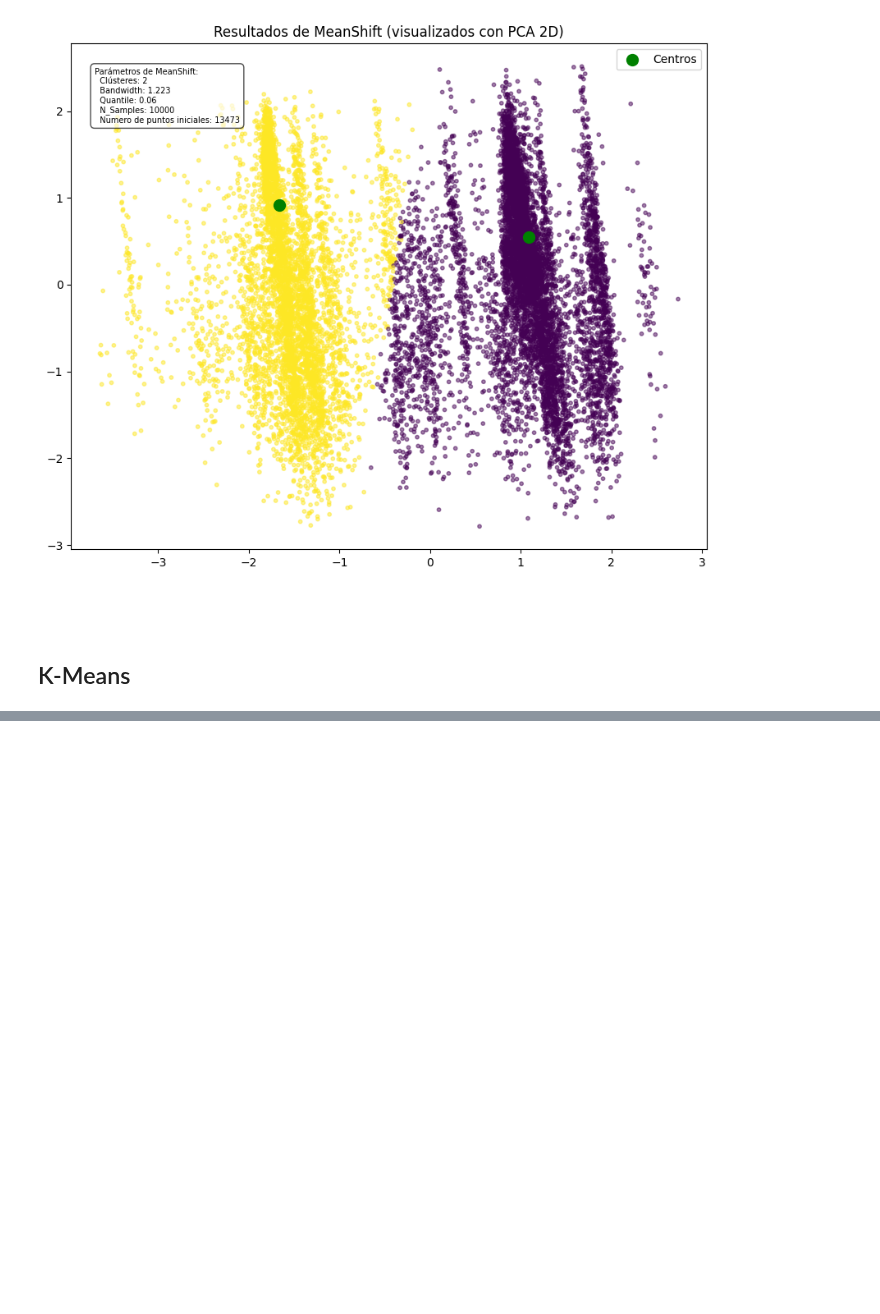
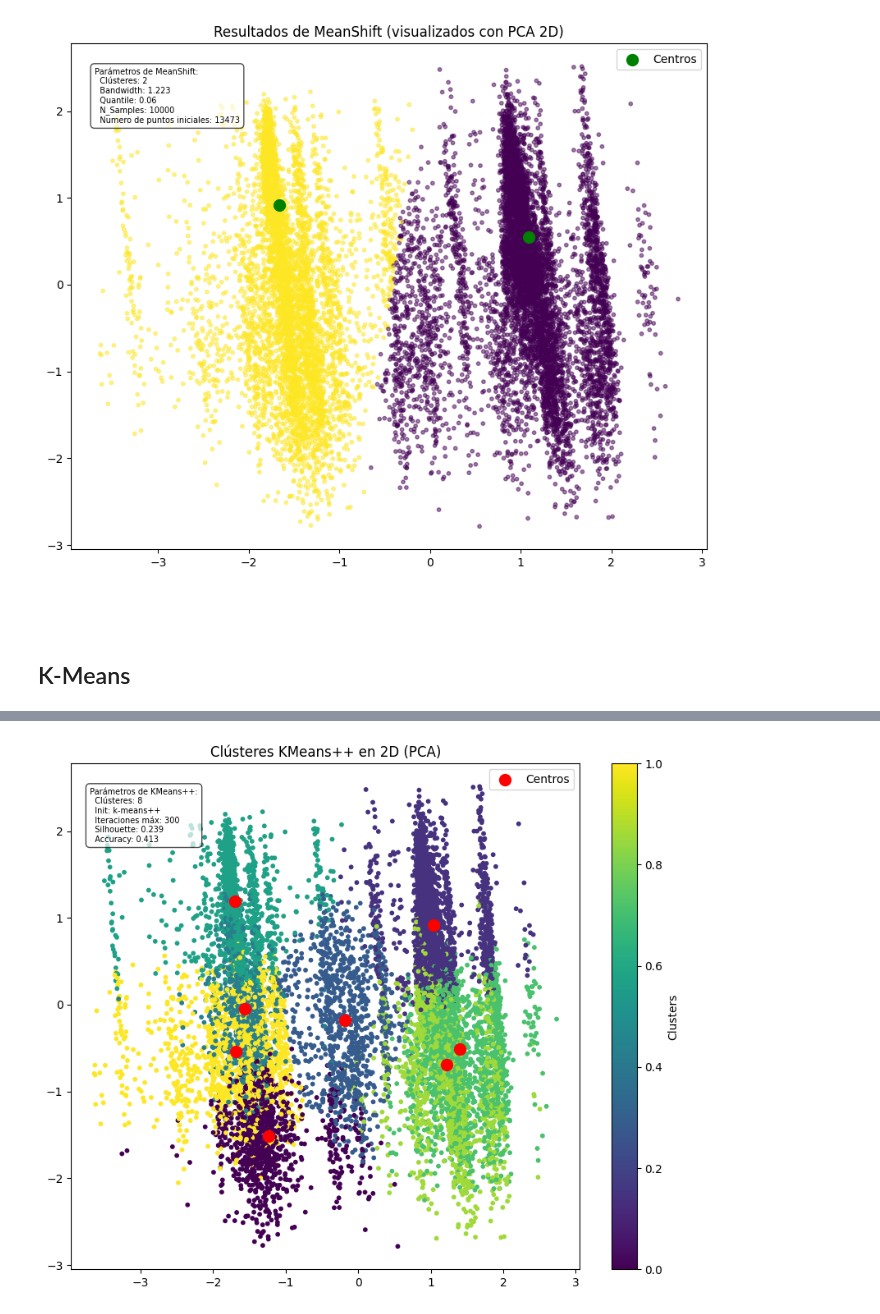
Before and after one commit to branxeto/Laboratorios, a Jupyter notebook: Lab IA/Tarea 2/Item1.ipynb, the cells around one changed output, grey strips where cells are left out. Drawn from its saved outputs; the diff is of its cells as text; code cells hidden in the pictures; blank space fills up the shorter version.

Commit message:
Cambios K-Means++

```diff
--- a/Lab IA/Tarea 2/Item1.ipynb
+++ b/Lab IA/Tarea 2/Item1.ipynb
@@ -184,7 +184,7 @@ from sklearn.cluster import KMeans
 import matplotlib.pyplot as plt
 # %%
 train_data_kmeans = pd.DataFrame(train_data)
-kmeans = KMeans(n_clusters=8, random_state=42)
+kmeans = KMeans(n_clusters=8, init='random', random_state=42)
 kmeans.fit(train_data_kmeans)
 kmeans_labels = kmeans.labels_
 kmeans_centers = kmeans.cluster_centers_
@@ -250,0 +271,85 @@ plt.show()
+# %%
+
+from sklearn.decomposition import PCA
+from sklearn.metrics import silhouette_score, accuracy_score, classification_report
+from scipy.stats import mode
+
+# --- Entrenamiento KMeans++ ---
+train_data_kmeanspp = pd.DataFrame(train_data)
+kmeanspp = KMeans(n_clusters=8, init='k-means++', random_state=42)
+kmeanspp.fit(train_data_kmeanspp)
+kmeanspp_labels = kmeanspp.labels_
+kmeanspp_centers = kmeanspp.cluster_centers_
+
+print(train_data_kmeanspp.head())
+print("Número de clústeres:", len(np.unique(kmeanspp_labels)))
+
+# --- Evaluación del clustering ---
+silhouette_vals_kmeanspp = silhouette_score(train_data, kmeanspp_labels)
+print(f'Silhouette Score (KMeans++): {silhouette_vals_kmeanspp}')
+
+# --- Mapeo de clusters a etiquetas reales ---
+mapa_clusters_kmeanspp = {}
+print("Etiquetas reales:", np.unique(y_train))
+for cluster_id in np.unique(kmeanspp_labels):
+    if cluster_id == -1:
+        continue
+    etiquetas_reales_en_cluster = y_train[kmeanspp_labels == cluster_id]
+    print(f'Cluster {cluster_id}: etiquetas reales {etiquetas_reales_en_cluster}')
+    etiqueta_dominante = mode(etiquetas_reales_en_cluster, keepdims=False)[0]
+    print(f'Cluster {cluster_id}: etiqueta dominante {etiqueta_dominante}')
+    mapa_clusters_kmeanspp[cluster_id] = etiqueta_dominante
+
+print("Mapa de clusters a etiquetas reales:", mapa_clusters_kmeanspp)
+
+# --- Predicción sobre datos de prueba ---
+cluster_test_kmeanspp = kmeanspp.predict(test_data)
+print("Clusters predichos para datos de prueba:", cluster_test_kmeanspp)
+
+y_pred_kmeanspp = np.array([mapa_clusters_kmeanspp.get(cluster_id, -1) for cluster_id in cluster_test_kmeanspp])
+print("Etiquetas predichas para datos de prueba:", y_pred_kmeanspp)
+
+accuracy_kmeanspp = accuracy_score(y_test, y_pred_kmeanspp)
+print(f'Accuracy (KMeans++): {accuracy_kmeanspp}')
+print("Classification Report (KMeans++):")
+print(classification_report(y_test, y_pred_kmeanspp, zero_division=0))
+
+# --- Gráfico PCA 2D ---
+grafico_2d_kmeanspp = PCA(n_components=2, random_state=42)
+train_data_2d_kmeanspp = grafico_2d_kmeanspp.fit_transform(train_data_kmeanspp)
+centros_2d_kmeanspp = grafico_2d_kmeanspp.transform(kmeanspp_centers)
+
+plt.figure(figsize=(10, 8))
+plt.scatter(train_data_2d_kmeanspp[:, 0], train_data_2d_kmeanspp[:, 1],
+            c=kmeanspp_labels, cmap='viridis', s=10)
+plt.scatter(
+    centros_2d_kmeanspp[:, 0],
+    centros_2d_kmeanspp[:, 1],
+    color='red',
+    s=100,
+    zorder=10,
+    marker='o',
+    label='Centros'
+)
+
+param_string = (
+    f"Parámetros de KMeans++:\n"
+    f"  Clústeres: {kmeanspp.n_clusters}\n"
+    f"  Init: {kmeanspp.init}\n"
+    f"  Iteraciones máx: {kmeanspp.max_iter}\n"
+    f"  Silhouette: {silhouette_vals_kmeanspp:.3f}\n"
+    f"  Accuracy: {accuracy_kmeanspp:.3f}"
+)
+
+plt.text(
+    -3.7, 2.5, param_string,
+    ha='left', va='top',
+    fontsize=7,
+    bbox=dict(boxstyle='round,pad=0.5', facecolor='white', alpha=0.7)
+)
+
+plt.legend()
+plt.title('Clústeres KMeans++ en 2D (PCA)')
+plt.colorbar(label='Clusters')
+plt.show()
+# %% [output]
@@ -250,0 +373 @@ plt.show()
+[figure, added]
```
Also changed, not shown: parts of 4 cells of this notebook.
